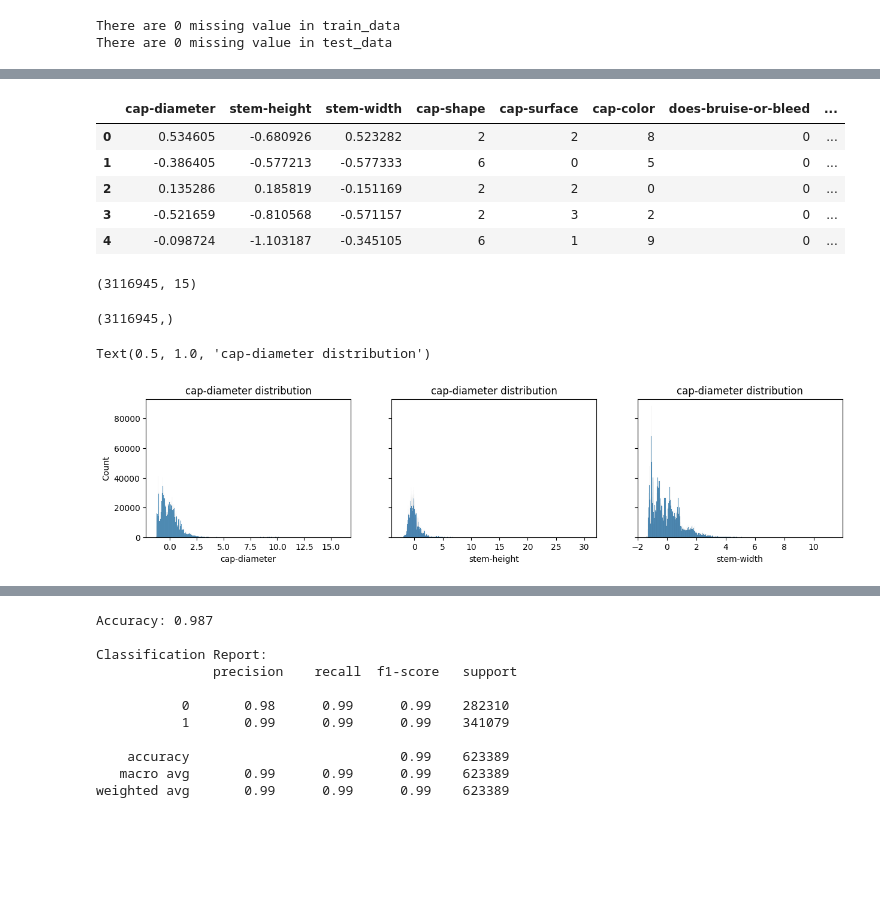
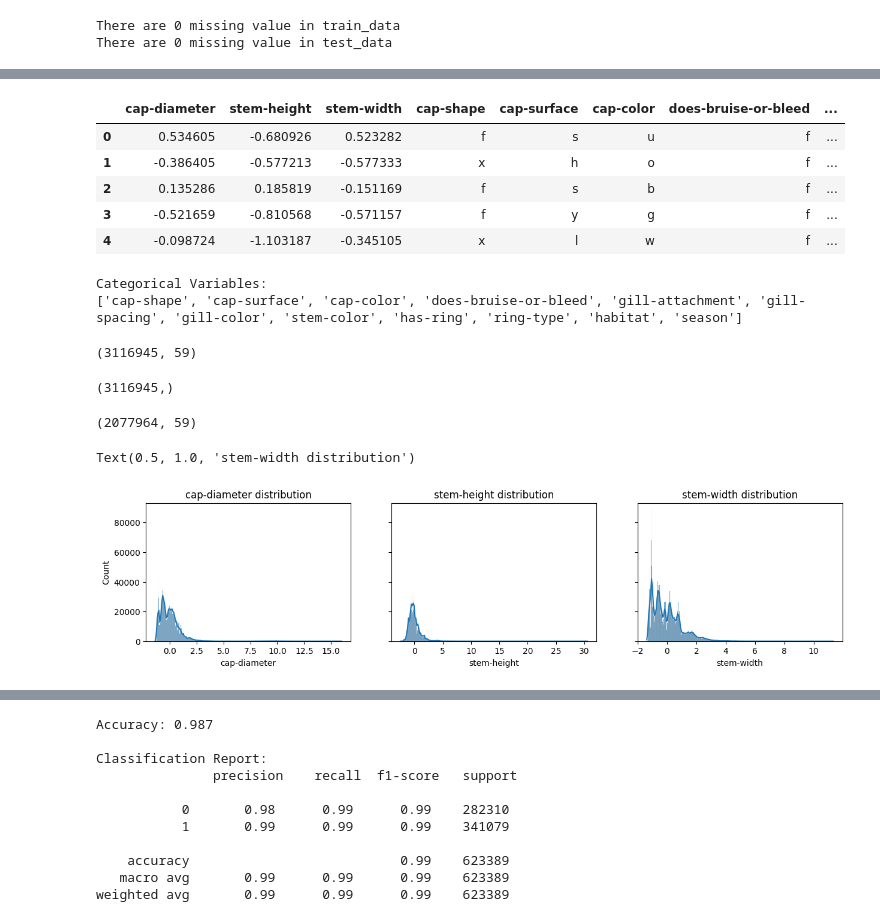
Before and after one commit to Data-Voyage/Supervised_Machine_Learning_Classification, a Jupyter notebook: binary-prediction-of-poisonous-mushrooms.ipynb, the cells around one changed output, grey strips where cells are left out. Saved outputs shown, nothing was run; the diff lists cells and outputs as text; code cells hidden in the pictures; blank space fills up the shorter version.

```diff
--- a/binary-prediction-of-poisonous-mushrooms.ipynb
+++ b/binary-prediction-of-poisonous-mushrooms.ipynb
@@ -233,10 +238,0 @@ test_data[numerical_columns] = scaler.fit_transform(test_data[numerical_columns]
-# %%
-from sklearn.preprocessing import LabelEncoder
-
-LE = LabelEncoder()
-
-for col in categorical_columns:
-    train_data[col] = train_data[col].astype(str)
-    train_data[col] = LE.fit_transform(train_data[col])
-    test_data[col] = test_data[col].astype(str)
-    test_data[col] = LE.fit_transform(test_data[col])
@@ -261,28 +241,53 @@ Name: class, Length: 3116945, dtype: int64
 cols = numerical_columns + categorical_columns
 X = train_data[cols]
 y = train_data['class']
+test_data = test_data[cols]
 X.head(5)
 # %% [output]
 |  | cap-diameter | stem-height | stem-width | cap-shape | cap-surface | cap-color | does-bruise-or-bleed | ... |
-| 0 | 0.534605 | -0.680926 | 0.523282 | 2 | 2 | 8 | 0 | ... |
-| 1 | -0.386405 | -0.577213 | -0.577333 | 6 | 0 | 5 | 0 | ... |
-| 2 | 0.135286 | 0.185819 | -0.151169 | 2 | 2 | 0 | 0 | ... |
-| 3 | -0.521659 | -0.810568 | -0.571157 | 2 | 3 | 2 | 0 | ... |
-| 4 | -0.098724 | -1.103187 | -0.345105 | 6 | 1 | 9 | 0 | ... |
+| 0 | 0.534605 | -0.680926 | 0.523282 | f | s | u | f | ... |
+| 1 | -0.386405 | -0.577213 | -0.577333 | x | h | o | f | ... |
+| 2 | 0.135286 | 0.185819 | -0.151169 | f | s | b | f | ... |
+| 3 | -0.521659 | -0.810568 | -0.571157 | f | y | g | f | ... |
+| 4 | -0.098724 | -1.103187 | -0.345105 | x | l | w | f | ... |
-# %%
-display(X.shape)
-display(y.shape)
-# %% [output]
-(3116945, 15)
-(3116945,)
+# %%
+cat_cols = X.select_dtypes(include=['object']).columns.tolist()
+print('Categorical Variables:')
+print(cat_cols)
+# %% [output]
+Categorical Variables:
+['cap-shape', 'cap-surface', 'cap-color', 'does-bruise-or-bleed', 'gill-attachment', 'gill-spacing', 'gill-color', 'stem-color', 'has-ring', 'ring-type', 'habitat', 'season']
+# %%
+OHE = OneHotEncoder(sparse_output=False)
+X_encoded_cat = pd.DataFrame(OHE.fit_transform(X[cat_cols]))
+test_encoded_cat = pd.DataFrame(OHE.transform(test_data[cat_cols]))
+X_encoded_cat.index = X.index
+test_encoded_cat.index = test_data.index
+
+X_num = X.drop(cat_cols, axis=1)
+test_num = test_data.drop(cat_cols, axis=1)
+
+X_encoded = pd.concat([X_num, X_encoded_cat], axis=1)
+test_encoded = pd.concat([test_num, test_encoded_cat], axis=1)
+
+X_encoded.columns = X_encoded.columns.astype(str)
+test_encoded.columns = test_encoded.columns.astype(str)
+
+display(X_encoded.shape)
+display(y.shape)
+display(test_encoded.shape)
+# %% [output]
+(3116945, 59)
+(3116945,)
+(2077964, 59)
 # %%
 f, (ax1, ax2, ax3) = plt.subplots(1, 3, sharey=True, figsize =(15,3))
-sns.histplot(X['cap-diameter'],ax = ax1).set_title('cap-diameter distribution')
-sns.histplot(X['stem-height'], ax = ax2).set_title('cap-diameter distribution')
-sns.histplot(X['stem-width'], ax = ax3).set_title('cap-diameter distribution')
+sns.histplot(X['cap-diameter'], kde=True ,ax = ax1).set_title('cap-diameter distribution')
+sns.histplot(X['stem-height'], kde=True, ax = ax2).set_title('stem-height distribution')
+sns.histplot(X['stem-width'], kde=True, ax = ax3).set_title('stem-width distribution')
 # %% [output]
-Text(0.5, 1.0, 'cap-diameter distribution')
+Text(0.5, 1.0, 'stem-width distribution')
-[figure, old version]
+[figure, new version]
 # %%
 from sklearn.model_selection import train_test_split
 from sklearn.metrics import accuracy_score, classification_report
```
Also changed, not shown: parts of 15 cells of this notebook.
